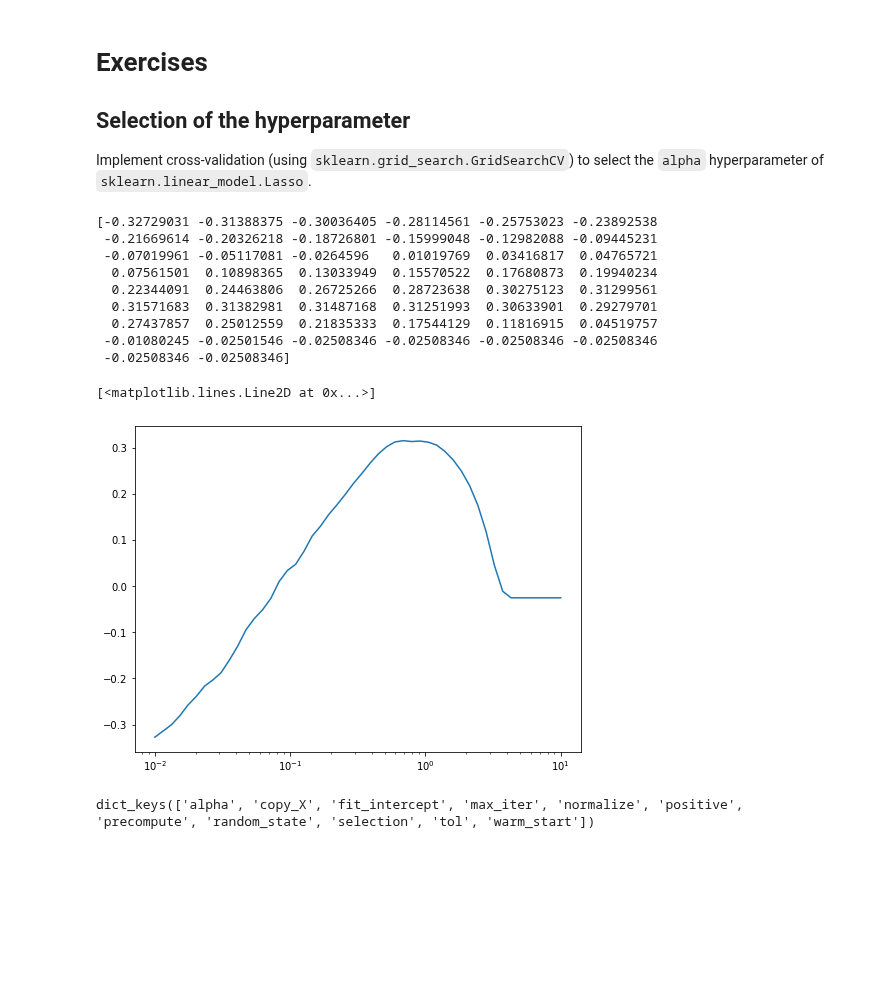
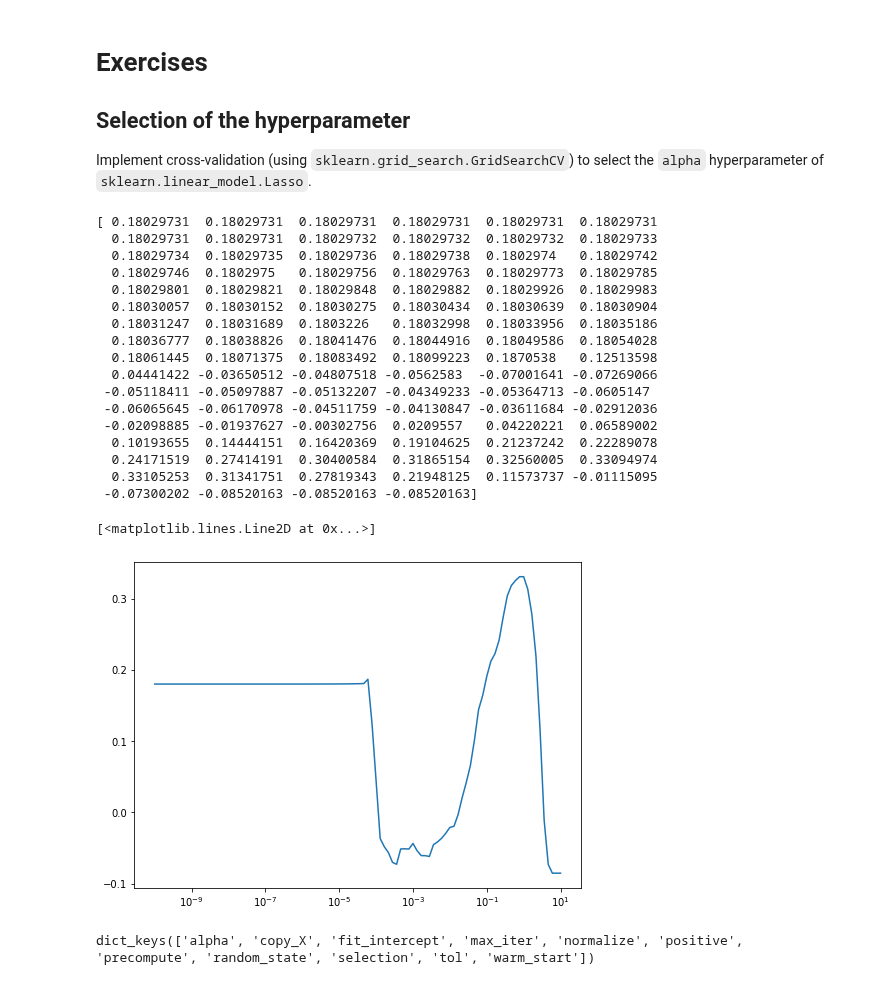
Before and after one commit to florisverheijen/8dm50-machine-learning, a Jupyter notebook: practicals/week_3.ipynb, the cells around one changed output. Drawn from its saved outputs; the diff is of its cells as text; code cells hidden in the pictures; blank space fills up the shorter version.

```diff
--- a/practicals/week_3.ipynb
+++ b/practicals/week_3.ipynb
@@ -363,40 +363,48 @@ Implement cross-validation (using `sklearn.grid_search.GridSearchCV`) to select
 # %%
 from sklearn.model_selection import GridSearchCV
 import numpy as np
 from sklearn.model_selection import train_test_split
 import matplotlib.pyplot as plt
 
 
 X = gene_expression.values
 y = drug_response.values
 X_train, X_test, y_train, y_test = train_test_split(X, y, test_size=0.3, random_state=40)
 
 
 
 lasso = Lasso(random_state = 0, max_iter = 10000)
-alphas = np.logspace(-2,1,50)
+alphas = np.logspace(-10,1,100)
 tuned_parameters = [{'alpha':alphas}]
 n_folds = 5
 
 grid = GridSearchCV(lasso,tuned_parameters, cv = n_folds, refit = False)
 grid.fit(X_train,y_train)
 scores = grid.cv_results_['mean_test_score']
 print(scores)
 scores_std = grid.cv_results_['std_test_score']
 plt.figure().set_size_inches(8, 6)
 plt.semilogx(alphas, scores)
 # %% [output]
-[-0.32729031 -0.31388375 -0.30036405 -0.28114561 -0.25753023 -0.23892538
- -0.21669614 -0.20326218 -0.18726801 -0.15999048 -0.12982088 -0.09445231
- -0.07019961 -0.05117081 -0.0264596   0.01019769  0.03416817  0.04765721
-  0.07561501  0.10898365  0.13033949  0.15570522  0.17680873  0.19940234
-  0.22344091  0.24463806  0.26725266  0.28723638  0.30275123  0.31299561
-  0.31571683  0.31382981  0.31487168  0.31251993  0.30633901  0.29279701
-  0.27437857  0.25012559  0.21835333  0.17544129  0.11816915  0.04519757
- -0.01080245 -0.02501546 -0.02508346 -0.02508346 -0.02508346 -0.02508346
- -0.02508346 -0.02508346]
+[ 0.18029731  0.18029731  0.18029731  0.18029731  0.18029731  0.18029731
+  0.18029731  0.18029731  0.18029732  0.18029732  0.18029732  0.18029733
+  0.18029734  0.18029735  0.18029736  0.18029738  0.1802974   0.18029742
+  0.18029746  0.1802975   0.18029756  0.18029763  0.18029773  0.18029785
+  0.18029801  0.18029821  0.18029848  0.18029882  0.18029926  0.18029983
+  0.18030057  0.18030152  0.18030275  0.18030434  0.18030639  0.18030904
+  0.18031247  0.18031689  0.1803226   0.18032998  0.18033956  0.18035186
+  0.18036777  0.18038826  0.18041476  0.18044916  0.18049586  0.18054028
+  0.18061445  0.18071375  0.18083492  0.18099223  0.1870538   0.12513598
+  0.04441422 -0.03650512 -0.04807518 -0.0562583  -0.07001641 -0.07269066
+ -0.05118411 -0.05097887 -0.05132207 -0.04349233 -0.05364713 -0.0605147
+ -0.06065645 -0.06170978 -0.04511759 -0.04130847 -0.03611684 -0.02912036
+ -0.02098885 -0.01937627 -0.00302756  0.0209557   0.04220221  0.06589002
+  0.10193655  0.14444151  0.16420369  0.19104625  0.21237242  0.22289078
+  0.24171519  0.27414191  0.30400584  0.31865154  0.32560005  0.33094974
+  0.33105253  0.31341751  0.27819343  0.21948125  0.11573737 -0.01115095
+ -0.07300202 -0.08520163 -0.08520163 -0.08520163]
 [<matplotlib.lines.Line2D at 0x...>]
-[figure, old version]
+[figure, new version]
 # %%
 Lasso().get_params().keys()
 # %% [output]
```
Also changed, not shown: parts of 1 cell of this notebook.
